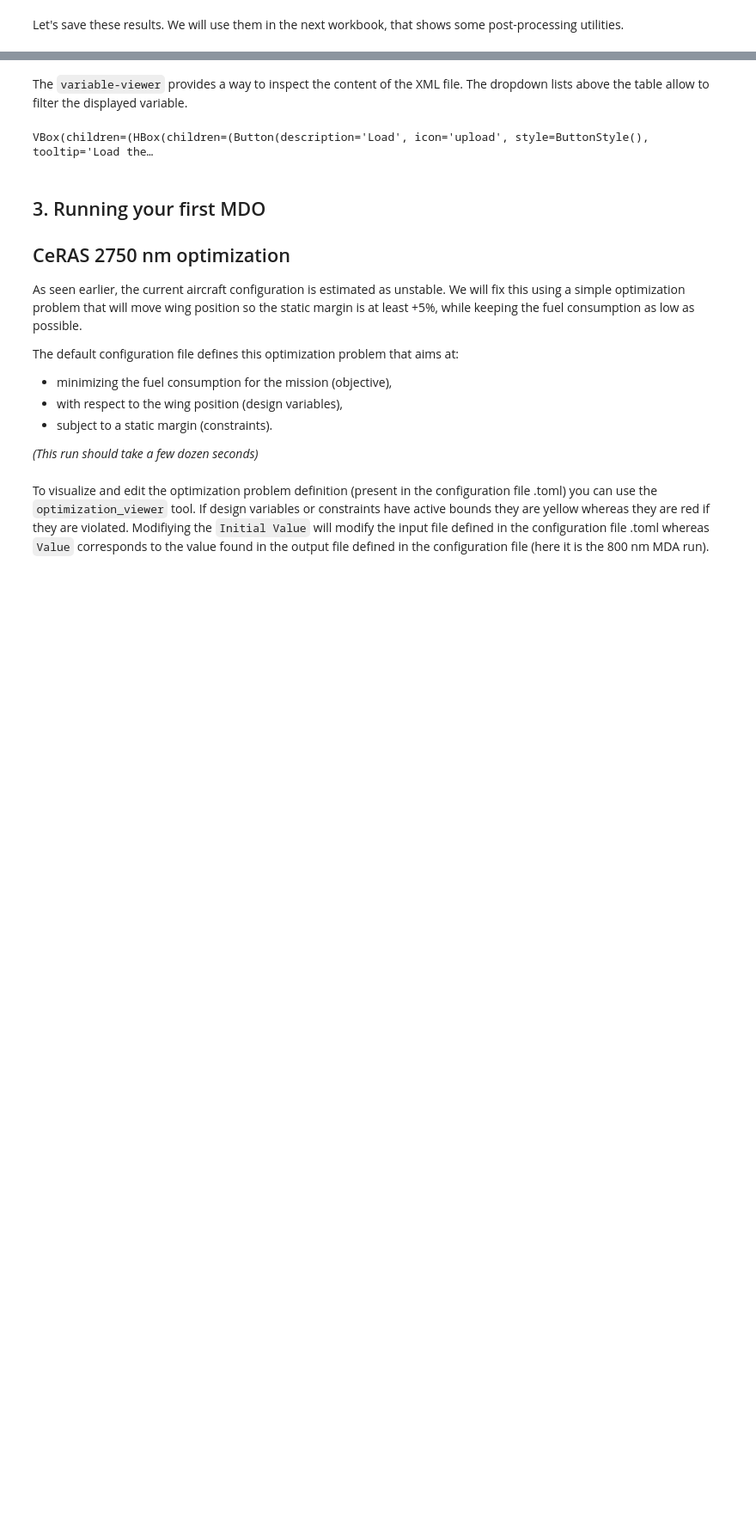
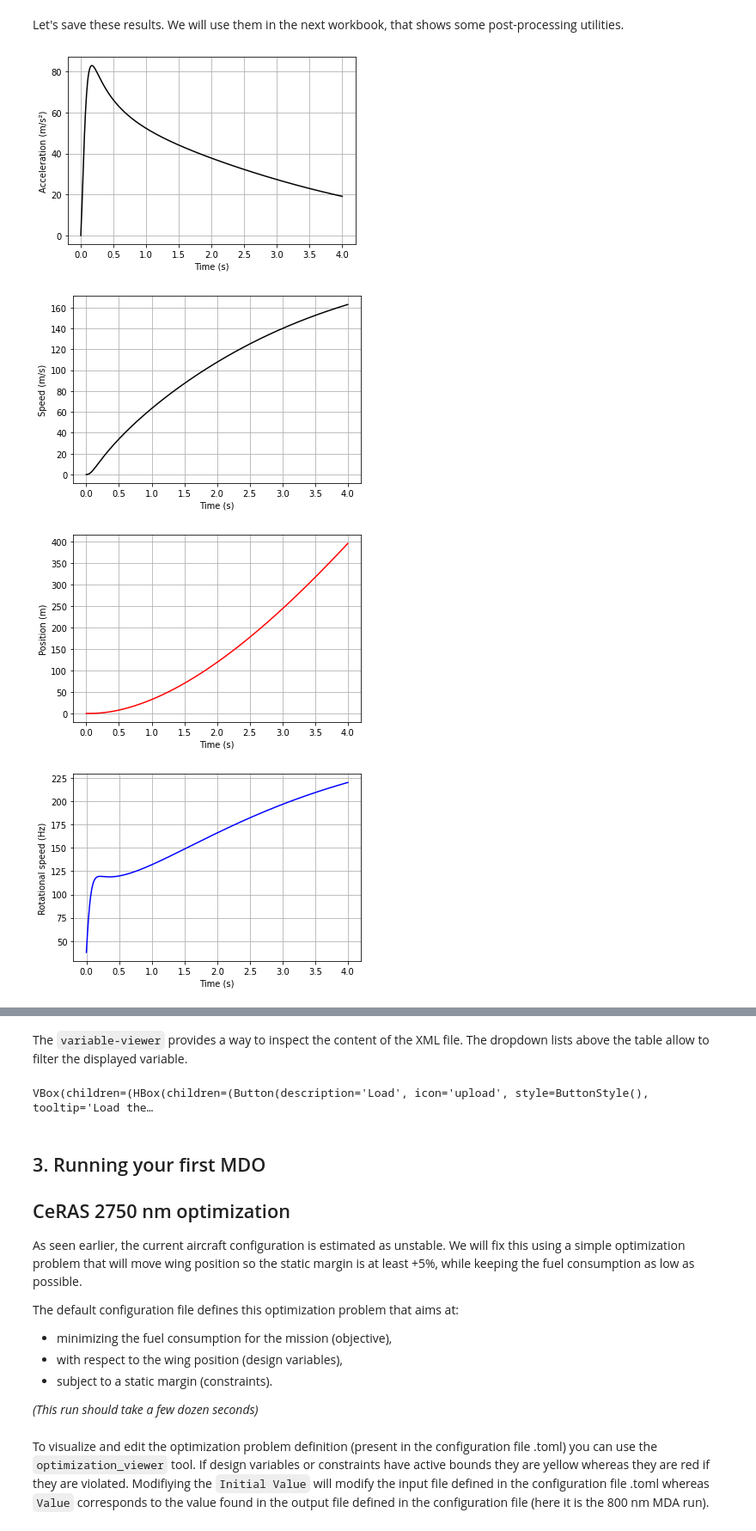
Before and after one commit to SizingLab/multirotor_trajectory_optimization, a Jupyter notebook: openmdao/02_Design.ipynb, the cells around one changed output, grey strips where cells are left out. Shown: that part at 86% size. Drawn from its saved outputs; the diff is of its cells as text; code cells hidden in the pictures; blank space fills up the shorter version.

```diff
--- a/openmdao/02_Design.ipynb
+++ b/openmdao/02_Design.ipynb
@@ -181,0 +134,7 @@ OUTPUT_FILE = pth.join('problem_outputs.xml')
+# %%
+plot_trajectory(eval_problem.model.trajectory.trajectory.res)
+# %% [output]
+[figure, added]
+[figure, added]
+[figure, added]
+[figure, added]
```
Also changed, not shown: parts of 19 cells of this notebook, 10 other files.
